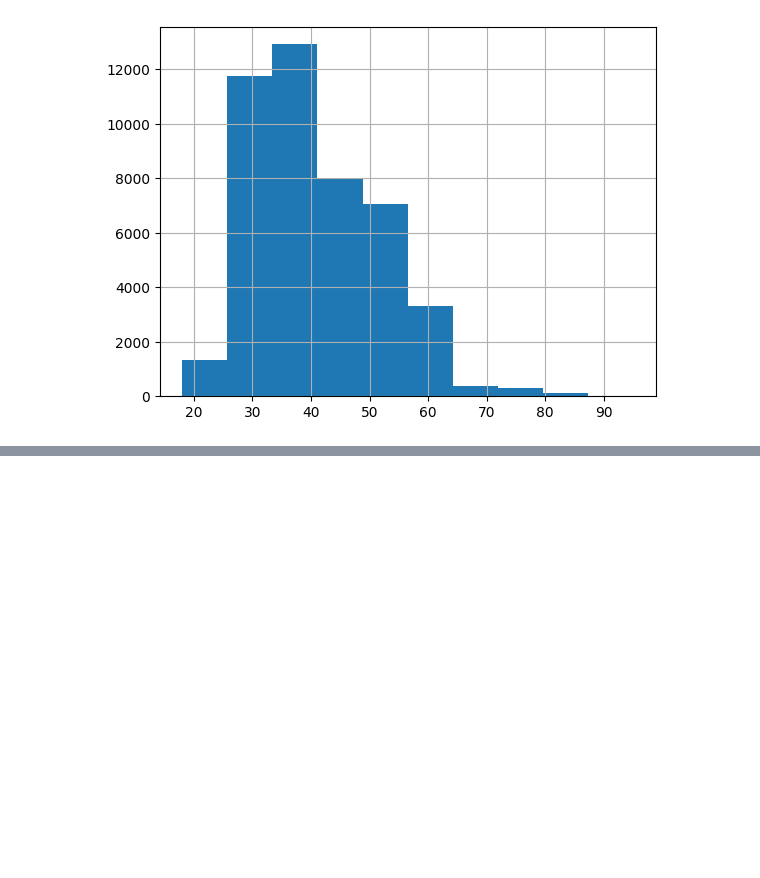
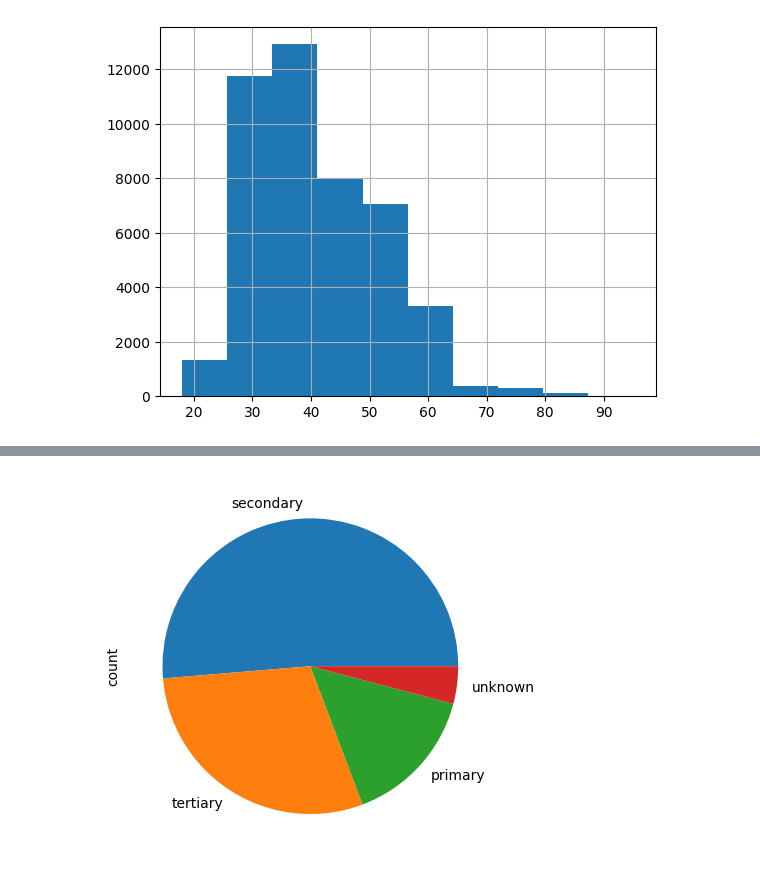
Before and after one commit to Surendranmengineer/suren_test, a Jupyter notebook: EDA_with_Rajan_Bank_Telemarketing_case_Study.ipynb, the cells around one changed output, grey strips where cells are left out. Saved outputs shown, nothing was run; the diff lists cells and outputs as text; code cells hidden in the pictures; blank space fills up the shorter version.

```diff
--- a/EDA_with_Rajan_Bank_Telemarketing_case_Study.ipynb
+++ b/EDA_with_Rajan_Bank_Telemarketing_case_Study.ipynb
@@ -359,0 +395,4 @@ inp1.age.hist();
+# %%
+inp1.edu.value_counts().plot(kind = 'pie');
+# %% [output]
+[figure, added]
```
Also changed, not shown: parts of 18 cells of this notebook.
